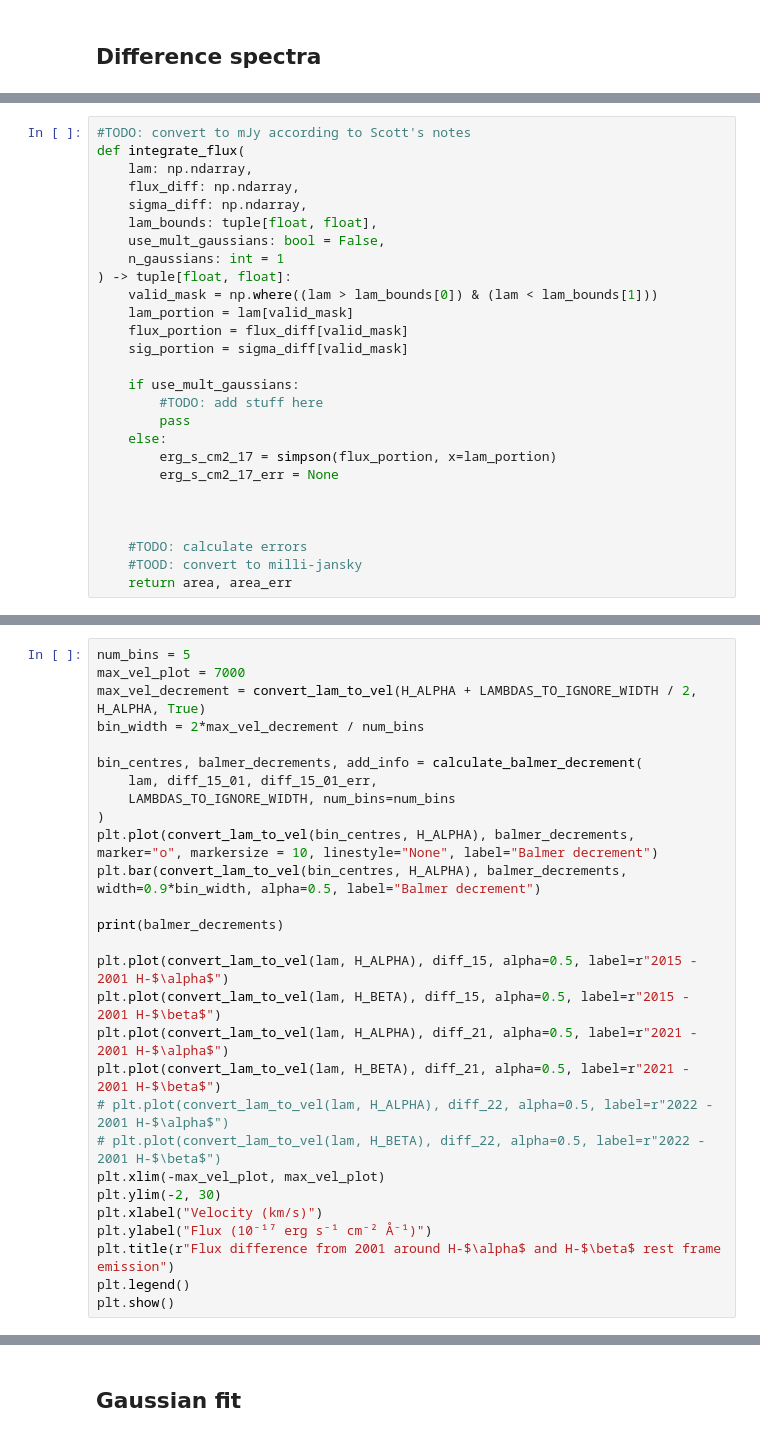
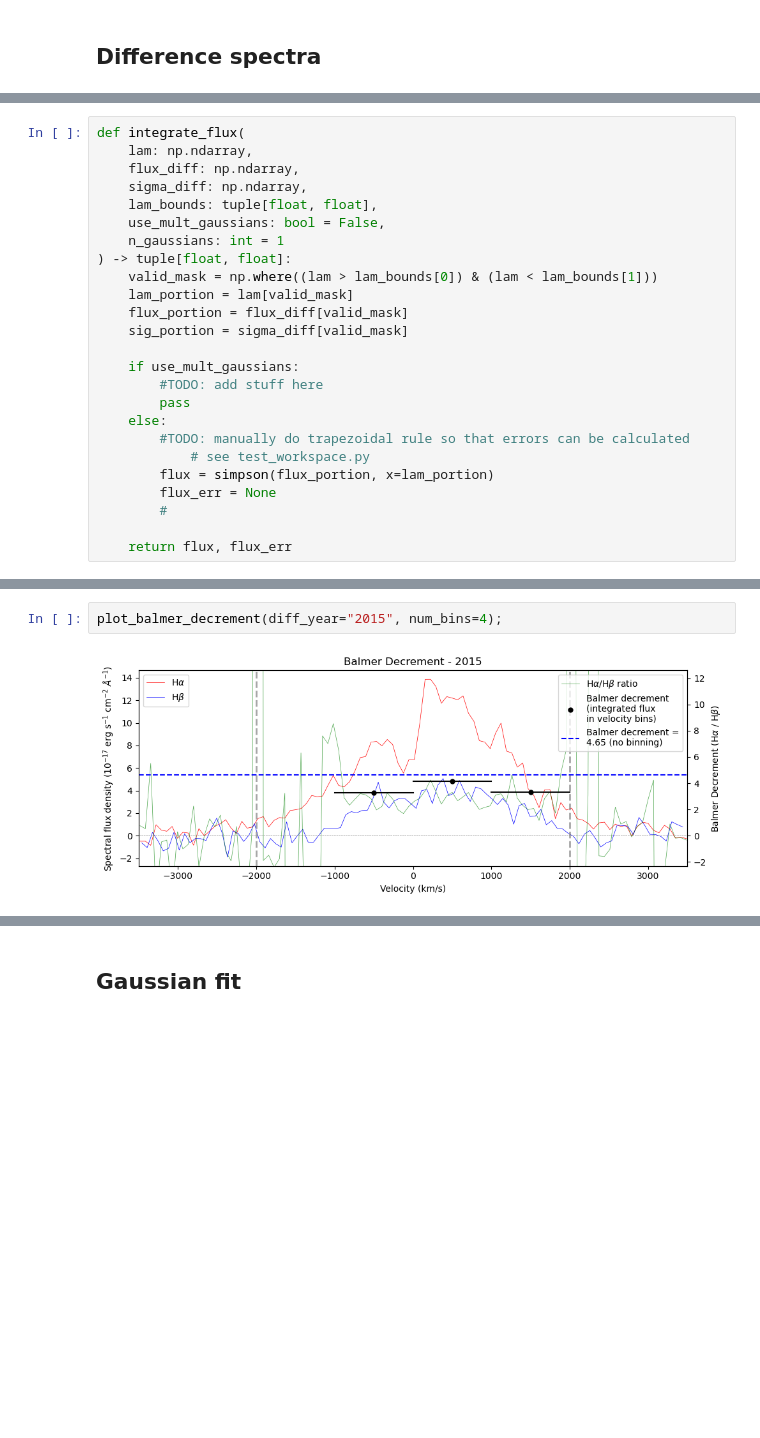
Before and after one commit to things-0/denison_2026, a Jupyter notebook: oli/main.ipynb, the cells around one changed output, grey strips where cells are left out. Drawn from its saved outputs; the diff is of its cells as text; blank space fills up the shorter version.

```diff
--- a/oli/main.ipynb
+++ b/oli/main.ipynb
@@ -1121,5 +1156,4 @@ def conv_lam_bounds_to_vel_bounds(
 # %%
-#TODO: convert to mJy according to Scott's notes
 def integrate_flux(
     lam: np.ndarray,
     flux_diff: np.ndarray,
@@ -1137,11 +1171,10 @@ def integrate_flux(
         #TODO: add stuff here
         pass
     else:
-        erg_s_cm2_17 = simpson(flux_portion, x=lam_portion)
-        erg_s_cm2_17_err = None
+        #TODO: manually do trapezoidal rule so that errors can be calculated
+            # see test_workspace.py
+        flux = simpson(flux_portion, x=lam_portion)
+        flux_err = None
+        #
 
-
-
-    #TODO: calculate errors
-    #TOOD: convert to milli-jansky
-    return area, area_err
+    return flux, flux_err
@@ -1287,28 +1366,0 @@ plt.show()
-# %%
-num_bins = 5
-max_vel_plot = 7000
-max_vel_decrement = convert_lam_to_vel(H_ALPHA + LAMBDAS_TO_IGNORE_WIDTH / 2, H_ALPHA, True)
-bin_width = 2*max_vel_decrement / num_bins
-
-bin_centres, balmer_decrements, add_info = calculate_balmer_decrement(
-    lam, diff_15_01, diff_15_01_err,
-    LAMBDAS_TO_IGNORE_WIDTH, num_bins=num_bins
-)
-plt.plot(convert_lam_to_vel(bin_centres, H_ALPHA), balmer_decrements, marker="o", markersize = 10, linestyle="None", label="Balmer decrement")
-plt.bar(convert_lam_to_vel(bin_centres, H_ALPHA), balmer_decrements, width=0.9*bin_width, alpha=0.5, label="Balmer decrement")
-
-print(balmer_decrements)
-
-plt.plot(convert_lam_to_vel(lam, H_ALPHA), diff_15, alpha=0.5, label=r"2015 - 2001 H-$\alpha$")
-plt.plot(convert_lam_to_vel(lam, H_BETA), diff_15, alpha=0.5, label=r"2015 - 2001 H-$\beta$")
-plt.plot(convert_lam_to_vel(lam, H_ALPHA), diff_21, alpha=0.5, label=r"2021 - 2001 H-$\alpha$")
-plt.plot(convert_lam_to_vel(lam, H_BETA), diff_21, alpha=0.5, label=r"2021 - 2001 H-$\beta$")
-# plt.plot(convert_lam_to_vel(lam, H_ALPHA), diff_22, alpha=0.5, label=r"2022 - 2001 H-$\alpha$")
-# plt.plot(convert_lam_to_vel(lam, H_BETA), diff_22, alpha=0.5, label=r"2022 - 2001 H-$\beta$")
-plt.xlim(-max_vel_plot, max_vel_plot)
-plt.ylim(-2, 30)
-plt.xlabel("Velocity (km/s)")
-plt.ylabel("Flux (10⁻¹⁷ erg s⁻¹ cm⁻² Å⁻¹)")
-plt.title(r"Flux difference from 2001 around H-$\alpha$ and H-$\beta$ rest frame emission")
-plt.legend()
-plt.show()
@@ -1334,0 +1540,4 @@ plt.show()
+# %%
+plot_balmer_decrement(diff_year="2015", num_bins=4);
+# %% [output]
+[figure, added]
```
Also changed, not shown: parts of 22 cells of this notebook, 2 other files.
